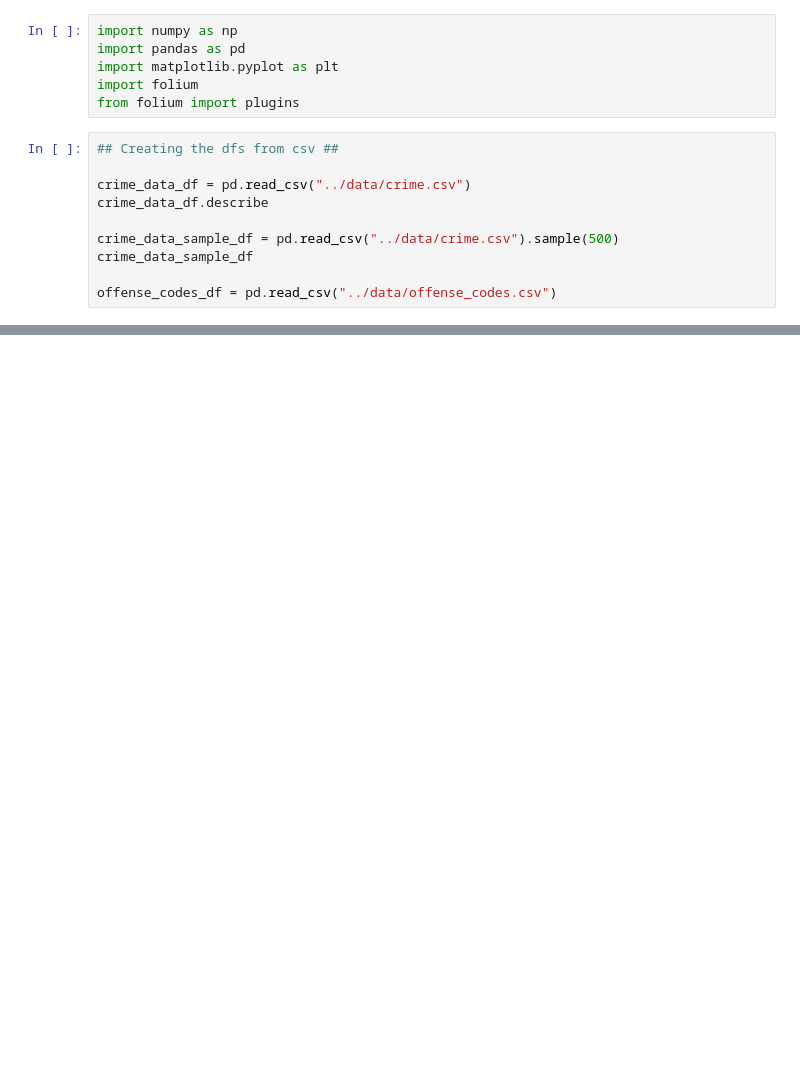
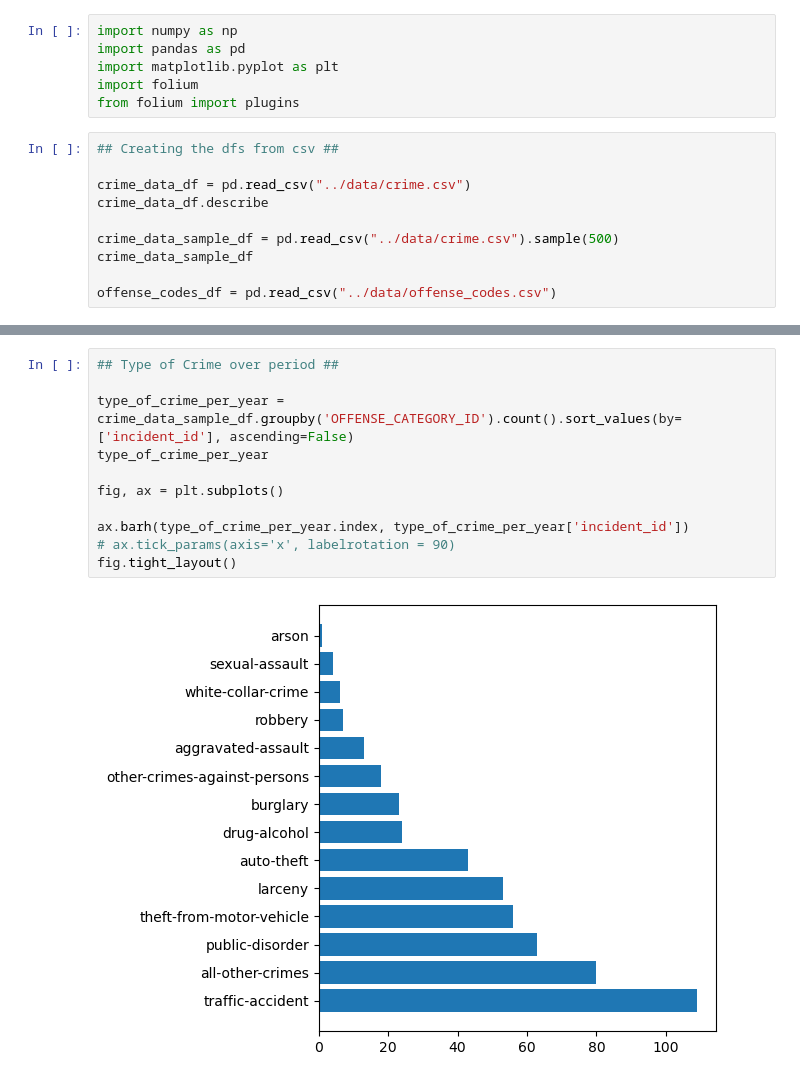
Before and after one commit to c21matthewm/denver_crime_data, a Jupyter notebook: notebooks/workbook.ipynb, the cells around one changed output, grey strips where cells are left out. Drawn from its saved outputs; the diff is of its cells as text; blank space fills up the shorter version.

Commit message:
added charts and analysis work

```diff
--- a/notebooks/workbook.ipynb
+++ b/notebooks/workbook.ipynb
@@ -75,3 +75,16 @@ A value is trying to be set on a copy of a slice from a DataFrame
 See the caveats in the documentation: https://pandas.pydata.org/pandas-docs/stable/user_guide/indexing.html#returning-a-view-versus-a-copy
   y.dropna(inplace=True)
 [interactive output not drawn]
+# %%
+## Type of Crime over period ##
+
+type_of_crime_per_year = crime_data_sample_df.groupby('OFFENSE_CATEGORY_ID').count().sort_values(by=['incident_id'], ascending=False)
+type_of_crime_per_year
+
+fig, ax = plt.subplots()
+
+ax.barh(type_of_crime_per_year.index, type_of_crime_per_year['incident_id'])
+# ax.tick_params(axis='x', labelrotation = 90)
+fig.tight_layout()
+# %% [output]
+[figure, added]
```
Also changed, not shown: parts of 4 cells of this notebook.
